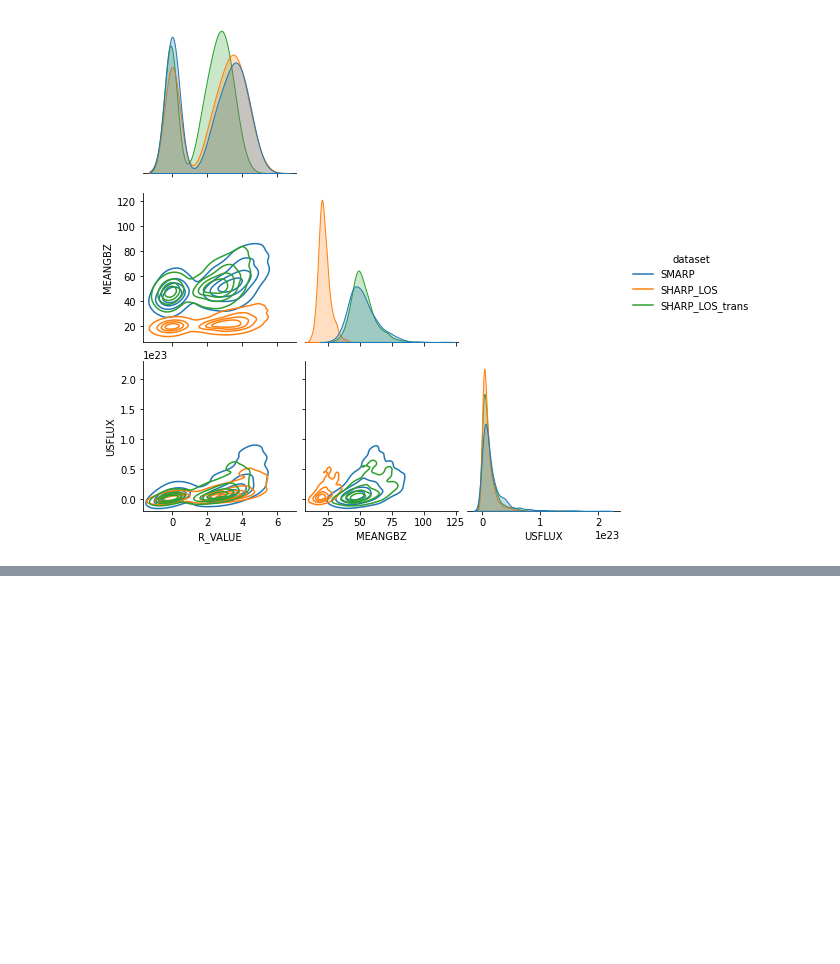
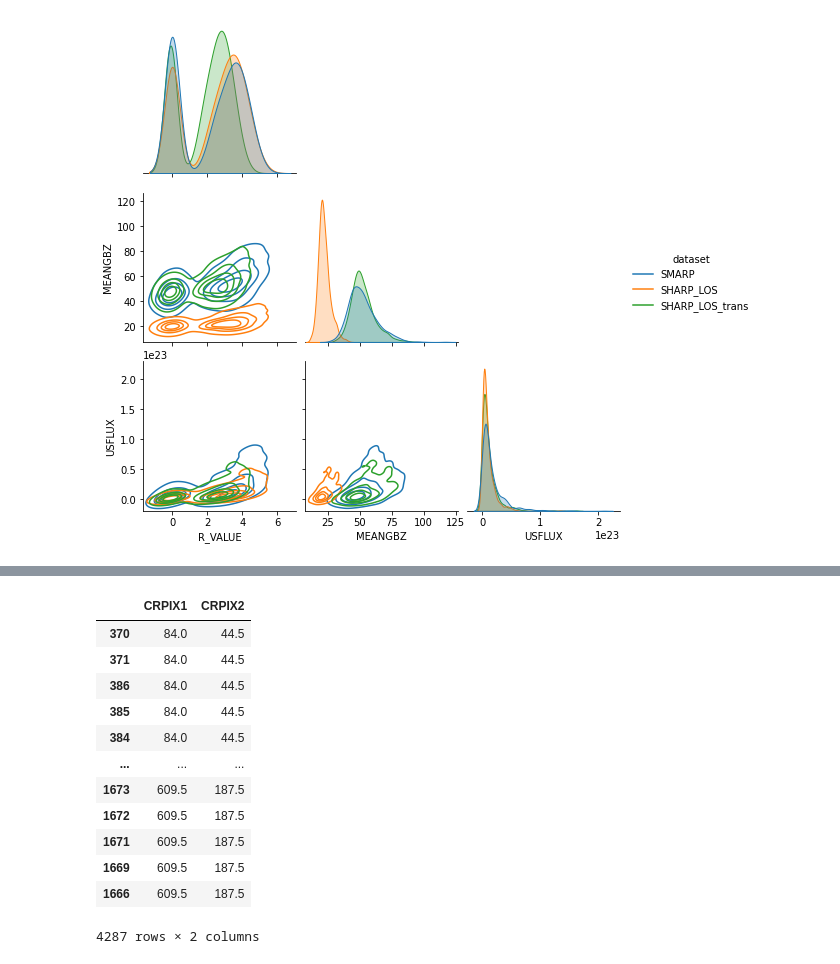
Before and after one commit to ZeyuSun/flare-prediction-smarp, a Jupyter notebook: param_transforms.ipynb, the cells around one changed output, grey strips where cells are left out. Saved outputs shown, nothing was run; the diff lists cells and outputs as text; code cells hidden in the pictures; blank space fills up the shorter version.

```diff
--- a/param_transforms.ipynb
+++ b/param_transforms.ipynb
@@ -217,0 +315,16 @@ draw_pairplot()
+# %%
+df[['CRPIX1', 'CRPIX2']].sort_values('CRPIX1')
+# %% [output]
+|  | CRPIX1 | CRPIX2 |
+| 370 | 84.0 | 44.5 |
+| 371 | 84.0 | 44.5 |
+| 386 | 84.0 | 44.5 |
+| 385 | 84.0 | 44.5 |
+| 384 | 84.0 | 44.5 |
+| ... | ... | ... |
+| 1673 | 609.5 | 187.5 |
+| 1672 | 609.5 | 187.5 |
+| 1671 | 609.5 | 187.5 |
+| 1669 | 609.5 | 187.5 |
+| 1666 | 609.5 | 187.5 |
+4287 rows × 2 columns
```
Also changed, not shown: parts of 10 cells of this notebook.
